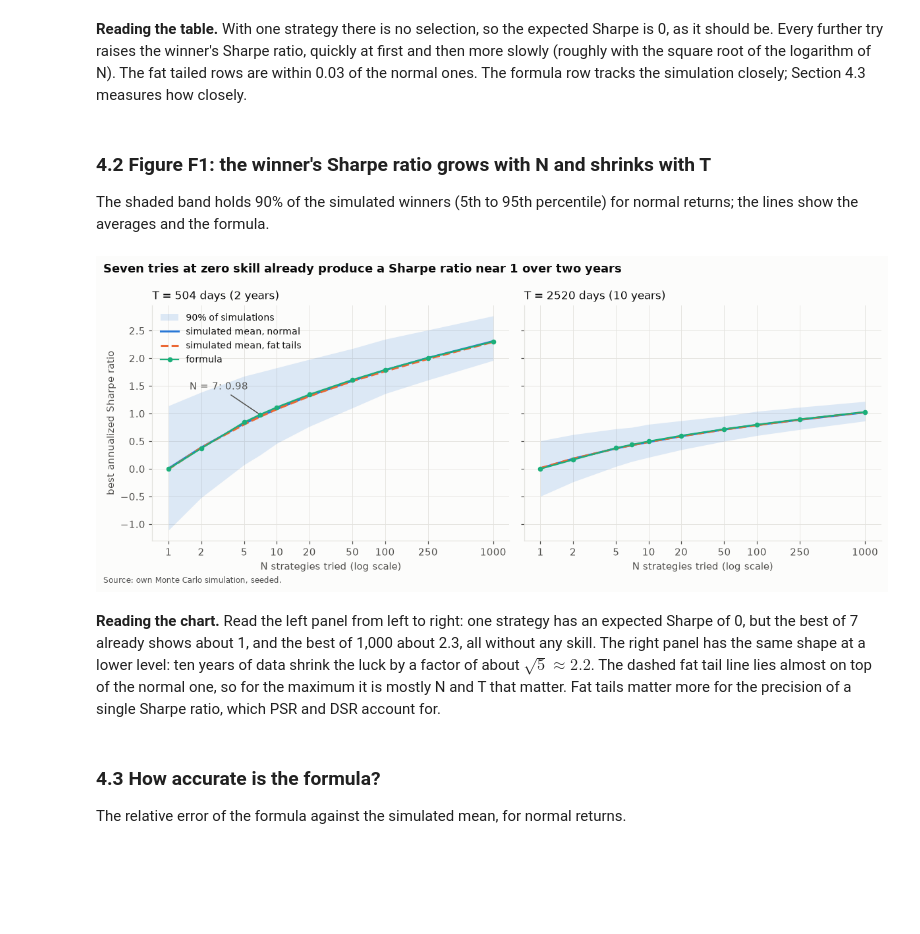
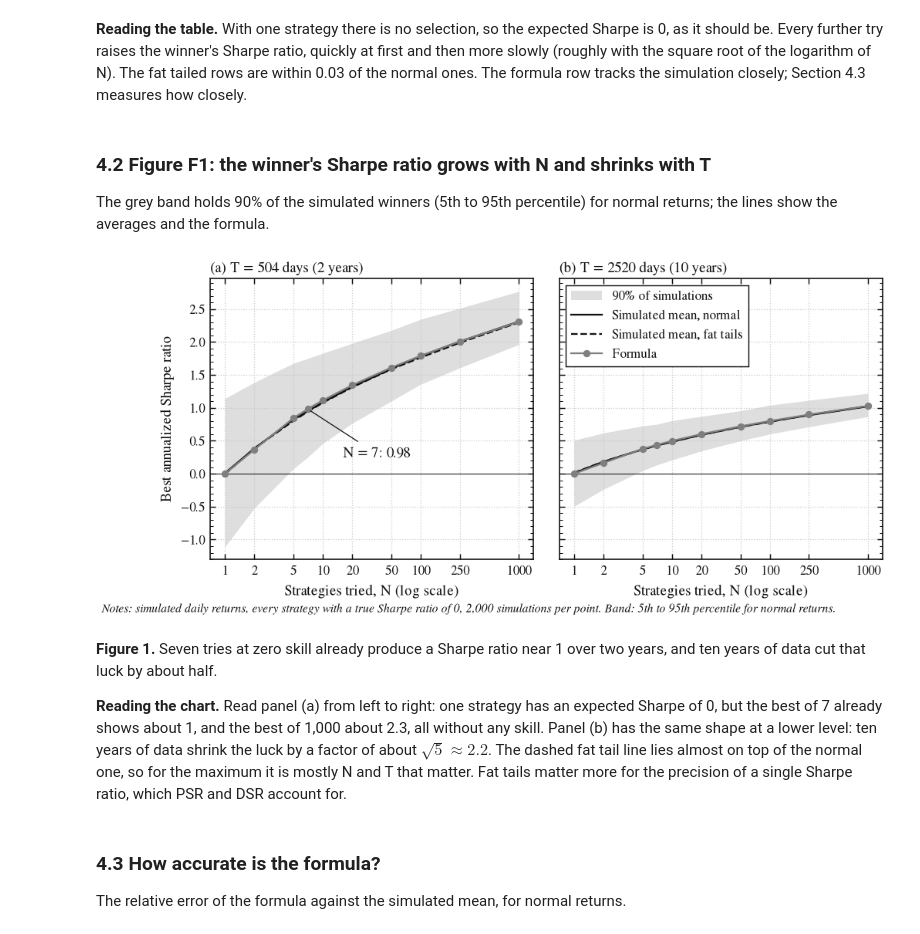
Before and after one commit to FranzTriebe/quant_finance, a Jupyter notebook: projects/p01_referee/02_monte_carlo.ipynb, the cells around one changed output. Cells and saved outputs as stored; diff of their text form; code cells hidden in the pictures; blank space fills up the shorter version.

```diff
--- a/projects/p01_referee/02_monte_carlo.ipynb
+++ b/projects/p01_referee/02_monte_carlo.ipynb
@@ -53,11 +53,10 @@ RECOMPUTE = (
 )
 OUTPUT_DIR = Path(quantlab.__file__).resolve().parents[1] / "output" / "p01"
 # %%
-plotting.apply_style()
+acad.apply_style()
 pd.options.display.float_format = "{:,.4f}".format
 OUTPUT_DIR.mkdir(parents=True, exist_ok=True)
-PALETTE = plotting.PALETTE
-SOURCE = "Source: own Monte Carlo simulation, seeded."
+NOTE_SIM = "Notes: simulated daily returns, every strategy with a true Sharpe ratio of 0, 2,000 simulations per point."
 # %% [markdown]
 ## 2. Simulation design
 
@@ -157,5 +156,13 @@ display(table.style.format("{:.2f}"))
 # %% [markdown]
 ### 4.2 Figure F1: the winner's Sharpe ratio grows with N and shrinks with T
 
-The shaded band holds 90% of the simulated winners (5th to 95th percentile) for normal returns; the lines show the averages and the formula.
+The grey band holds 90% of the simulated winners (5th to 95th percentile) for normal returns; the lines show the averages and the formula.
+# %%
+def format_n_axis(ax):
+    """Log x axis for the number of strategies, with readable integer ticks."""
+    ax.set_xscale("log")
+    ax.xaxis.set_major_locator(FixedLocator([1, 2, 5, 10, 20, 50, 100, 250, 1000]))
+    ax.xaxis.set_major_formatter(matplotlib.ticker.FormatStrFormatter("%d"))
+    ax.xaxis.set_minor_locator(NullLocator())
+    ax.set_xlabel("Strategies tried, N (log scale)")
 # %%
@@ -201,33 +207,30 @@ def draw_panel(ax, n_obs, label):
 # %%
-fig, axes = plt.subplots(1, 2, figsize=(11, 4.5), sharey=True)
-for ax, (n_obs, label) in zip(axes, T_GRID.items(), strict=True):
-    draw_panel(ax, n_obs, label)
-axes[0].set_ylabel("best annualized Sharpe ratio")
+fig, axes = acad.new_fig(
+    "wide", aspect=0.42, ncols=2, sharey=True, gridspec_kw={"wspace": 0.08}
+)
+for ax, letter, (n_obs, label) in zip(axes, "ab", T_GRID.items(), strict=True):
+    draw_panel(ax, letter, n_obs, label)
+acad.zero_line(axes[0])
+acad.zero_line(axes[1])
+axes[0].set_ylabel("Best annualized Sharpe ratio")
 seven = formula_curve(504)[7]
 axes[0].annotate(
     f"N = 7: {seven:.2f}",
     (7, seven),
-    xytext=(-70, 25),
+    xytext=(22, -30),
     textcoords="offset points",
-    color=PALETTE["text_secondary"],
-    arrowprops={"arrowstyle": "-", "color": PALETTE["text_secondary"]},
+    arrowprops={"arrowstyle": "-", "color": acad.INK, "linewidth": 0.6},
 )
-axes[0].legend(loc="upper left", fontsize=9)
-fig.suptitle(
-    "Seven tries at zero skill already produce a Sharpe ratio near 1 over two years",
-    x=0.01,
-    ha="left",
-    fontweight="bold",
-    fontsize=12,
-)
-fig.text(0.01, 0, SOURCE, fontsize=8, alpha=0.7)
-fig.tight_layout()
-fig.savefig(OUTPUT_DIR / "f1_max_sharpe.png")
+axes[1].legend(loc="upper left")
+acad.source_note(fig, NOTE_SIM + " Band: 5th to 95th percentile for normal returns.")
+acad.save(fig, "f1_max_sharpe", outdir=OUTPUT_DIR)
 plt.show()
 # %% [output]
-[figure, old version]
+[figure, new version]
 # %% [markdown]
-**Reading the chart.** Read the left panel from left to right: one strategy has an expected Sharpe of 0, but the best of 7 already shows about 1, and the best of 1,000 about 2.3, all without any skill. The right panel has the same shape at a lower level: ten years of data shrink the luck by a factor of about $\sqrt{5} \approx 2.2$. The dashed fat tail line lies almost on top of the normal one, so for the maximum it is mostly N and T that matter. Fat tails matter more for the precision of a single Sharpe ratio, which PSR and DSR account for.
+**Figure 1.** Seven tries at zero skill already produce a Sharpe ratio near 1 over two years, and ten years of data cut that luck by about half.
+
+**Reading the chart.** Read panel (a) from left to right: one strategy has an expected Sharpe of 0, but the best of 7 already shows about 1, and the best of 1,000 about 2.3, all without any skill. Panel (b) has the same shape at a lower level: ten years of data shrink the luck by a factor of about $\sqrt{5} \approx 2.2$. The dashed fat tail line lies almost on top of the normal one, so for the maximum it is mostly N and T that matter. Fat tails matter more for the precision of a single Sharpe ratio, which PSR and DSR account for.
 # %% [markdown]
 ### 4.3 How accurate is the formula?
 
```
Also changed, not shown: parts of 6 cells of this notebook.
